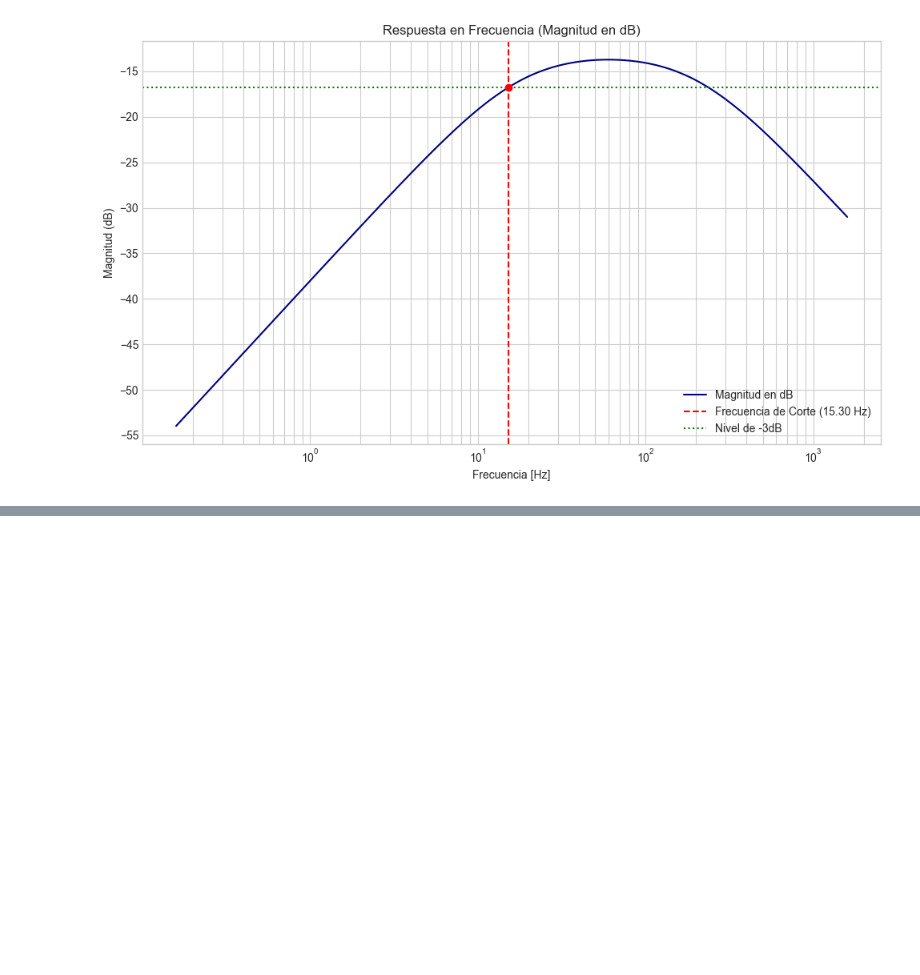
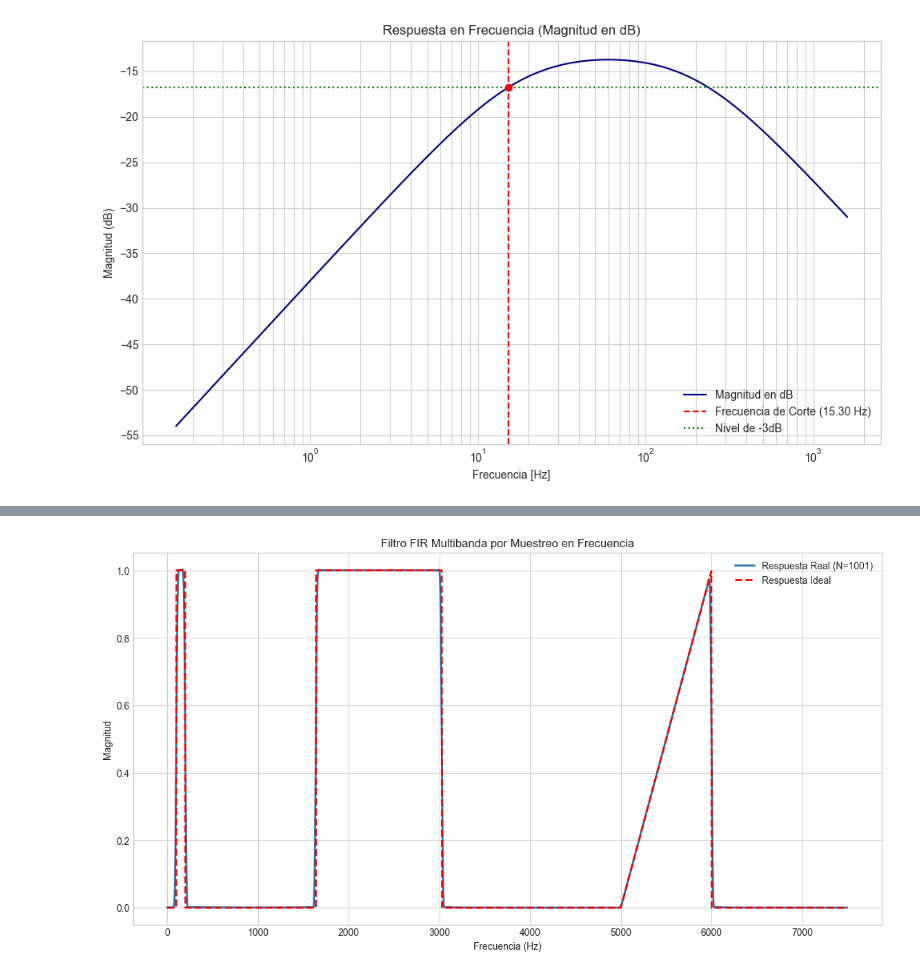
Before and after one commit to JuanKeiner/PDS_2025, a Jupyter notebook: Guia5/ejercicio3.ipynb, the cells around one changed output, grey strips where cells are left out. Drawn from its saved outputs; the diff is of its cells as text; code cells hidden in the pictures; blank space fills up the shorter version.

```diff
--- a/Guia5/ejercicio3.ipynb
+++ b/Guia5/ejercicio3.ipynb
@@ -337,0 +500,88 @@ plt.show()
+# %%
+def disenar_fir_muestreo_freq(N, H_ideal_func, fs, tipo_ventana='hamming'):
+    if N % 2 == 0:
+        raise ValueError("El orden del filtro N debe ser impar.")
+
+    # 1. Muestrear la respuesta ideal en frecuencia
+    K = 4096 # Número de puntos para la IFFT
+    freq_vec = np.fft.fftfreq(K, 1/fs)
+    H_ideal = H_ideal_func(freq_vec)
+
+    # 2. Calcular h_ideal aproximada con IFFT
+    h_ideal_full = np.fft.ifft(H_ideal)
+    h_ideal_full = np.fft.ifftshift(h_ideal_full).real # Centrar y tomar parte real
+
+    # 3. Truncar a la longitud N
+    centro = K // 2
+    inicio = centro - (N - 1) // 2
+    fin = centro + (N - 1) // 2 + 1
+    h_trunc = h_ideal_full[inicio:fin]
+
+    # 4. Aplicar ventana
+    if tipo_ventana == 'hamming':
+        ventana = np.hamming(N)
+    else:
+        ventana = np.ones(N)
+
+    h = h_trunc * ventana
+    return h
+
+def H_multibanda(f):
+    """Define la respuesta en frecuencia ideal para el ejercicio 2."""
+    H = np.zeros_like(f, dtype=float)
+
+    # Banda 1: [100, 200] Hz
+    idx1 = (np.abs(f) >= 100) & (np.abs(f) <= 200)
+    H[idx1] = 1.0
+
+    # Banda 2: [1640, 3028] Hz
+    idx2 = (np.abs(f) >= 1640) & (np.abs(f) <= 3028)
+    H[idx2] = 1.0
+
+    # Banda 3: [5000, 6000] Hz (Rampa lineal)
+    f_abs = np.abs(f)
+    idx3 = (f_abs >= 5000) & (f_abs <= 6000)
+    H[idx3] = (f_abs[idx3] - 5000) / (6000 - 5000)
+
+    return H
+
+# Parámetros de diseño
+fs_multi = 15000
+N_multi = 1001 # Un orden alto para buena definición
+
+# Diseño del filtro
+h_multi = disenar_fir_muestreo_freq(N_multi, H_multibanda, fs_multi, 'hamming')
+
+# --- Graficar respuesta del filtro diseñado vs. la ideal ---
+plt.figure(figsize=(14, 7))
+
+# Respuesta del filtro diseñado
+H_disenado = np.fft.fft(h_multi, 4096)
+freq_disenado = np.fft.fftfreq(4096, 1/fs_multi)
+plt.plot(freq_disenado[:len(freq_disenado)//2], np.abs(H_disenado[:len(H_disenado)//2]), label=f'Respuesta Real (N={N_multi})', linewidth=2)
+
+# Respuesta ideal
+freq_ideal = np.linspace(0, fs_multi/2, 2048)
+plt.plot(freq_ideal, H_multibanda(freq_ideal), 'r--', label='Respuesta Ideal', linewidth=2)
+
+plt.title('Filtro FIR Multibanda por Muestreo en Frecuencia')
+plt.xlabel('Frecuencia (Hz)')
+plt.ylabel('Magnitud')
+plt.grid(True)
+plt.legend()
+plt.show()
+
+# --- Zoom en la banda con rampa ---
+plt.figure(figsize=(14, 7))
+plt.plot(freq_disenado[:len(freq_disenado)//2], np.abs(H_disenado[:len(H_disenado)//2]), label=f'Respuesta Real (N={N_multi})', linewidth=2)
+plt.plot(freq_ideal, H_multibanda(freq_ideal), 'r--', label='Respuesta Ideal', linewidth=2)
+plt.title('Zoom en la Banda de [5000, 6000] Hz')
+plt.xlabel('Frecuencia (Hz)')
+plt.ylabel('Magnitud')
+plt.xlim(4800, 6200)
+plt.ylim(-0.1, 1.1)
+plt.grid(True)
+plt.legend()
+plt.show()
+# %% [output]
+[figure, added]
```
Also changed, not shown: parts of 4 cells of this notebook.
